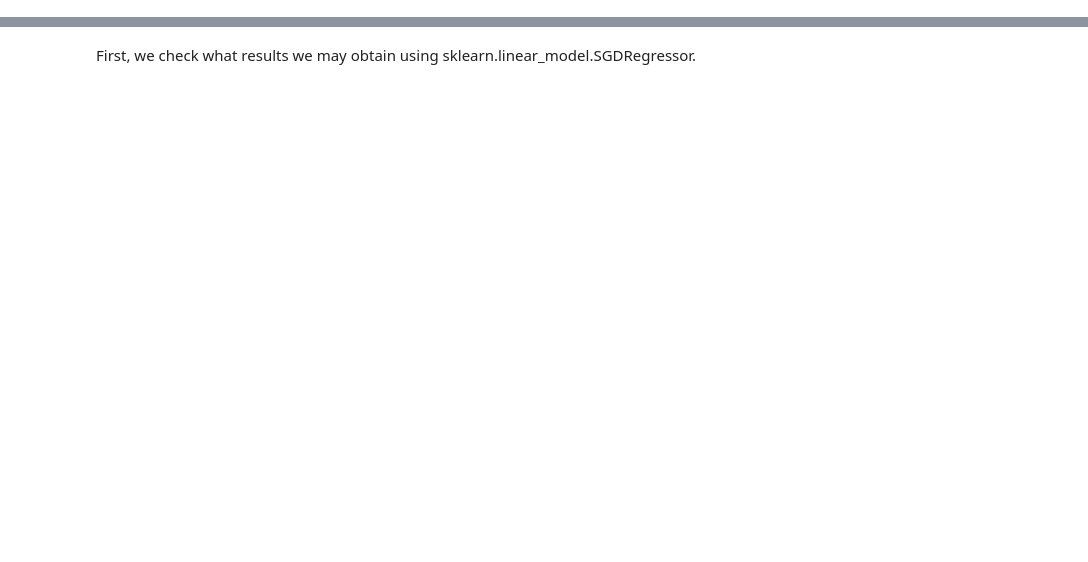
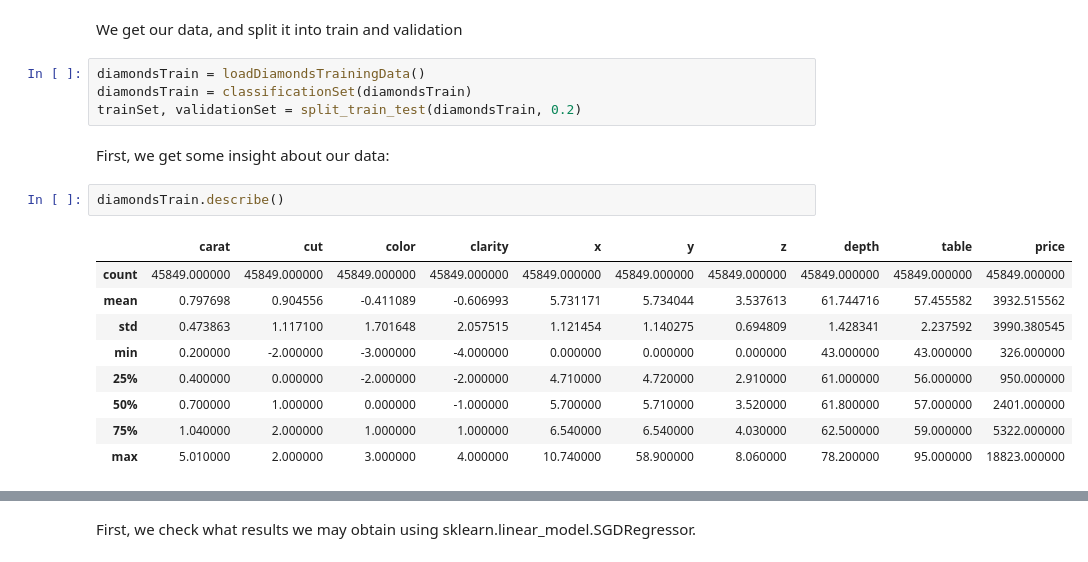
Before and after one commit to ignacioespinoso/Machine-Learning, a Jupyter notebook: proj1/ativ1.ipynb, the cells around one changed output, grey strips where cells are left out. Drawn from its saved outputs; the diff is of its cells as text; blank space fills up the shorter version.

Commit message:
Added sidenotes. Notebook now offers some insight on the data.

```diff
--- a/proj1/ativ1.ipynb
+++ b/proj1/ativ1.ipynb
@@ -112,0 +65,20 @@ print(trainDataFloat)
+# %% [markdown]
+We get our data, and split it into train and validation
+# %%
+diamondsTrain = loadDiamondsTrainingData()
+diamondsTrain = classificationSet(diamondsTrain)
+trainSet, validationSet = split_train_test(diamondsTrain, 0.2)
+# %% [markdown]
+First, we get some insight about our data:
+# %%
+diamondsTrain.describe()
+# %% [output]
+|  | carat | cut | color | clarity | x | y | z | depth | table | price |
+| count | 45849.000000 | 45849.000000 | 45849.000000 | 45849.000000 | 45849.000000 | 45849.000000 | 45849.000000 | 45849.000000 | 45849.000000 | 45849.000000 |
+| mean | 0.797698 | 0.904556 | -0.411089 | -0.606993 | 5.731171 | 5.734044 | 3.537613 | 61.744716 | 57.455582 | 3932.515562 |
+| std | 0.473863 | 1.117100 | 1.701648 | 2.057515 | 1.121454 | 1.140275 | 0.694809 | 1.428341 | 2.237592 | 3990.380545 |
+| min | 0.200000 | -2.000000 | -3.000000 | -4.000000 | 0.000000 | 0.000000 | 0.000000 | 43.000000 | 43.000000 | 326.000000 |
+| 25% | 0.400000 | 0.000000 | -2.000000 | -2.000000 | 4.710000 | 4.720000 | 2.910000 | 61.000000 | 56.000000 | 950.000000 |
+| 50% | 0.700000 | 1.000000 | 0.000000 | -1.000000 | 5.700000 | 5.710000 | 3.520000 | 61.800000 | 57.000000 | 2401.000000 |
+| 75% | 1.040000 | 2.000000 | 1.000000 | 1.000000 | 6.540000 | 6.540000 | 4.030000 | 62.500000 | 59.000000 | 5322.000000 |
+| max | 5.010000 | 2.000000 | 3.000000 | 4.000000 | 10.740000 | 58.900000 | 8.060000 | 78.200000 | 95.000000 | 18823.000000 |
```
Also changed, not shown: parts of 8 cells of this notebook, 1 other file.
